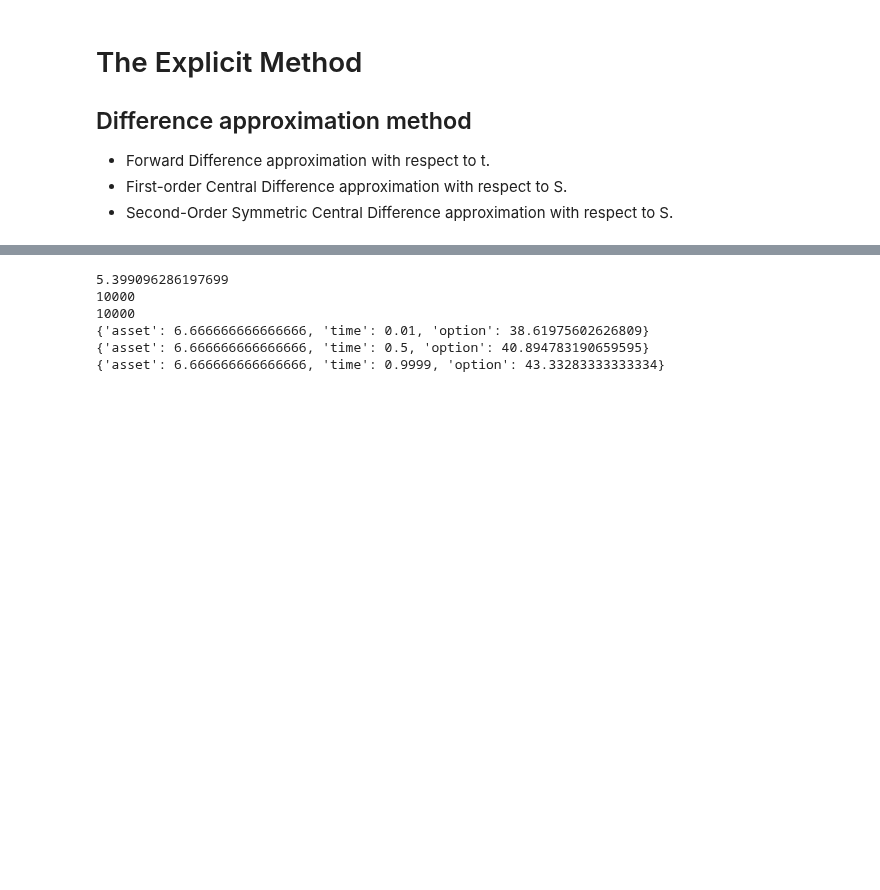
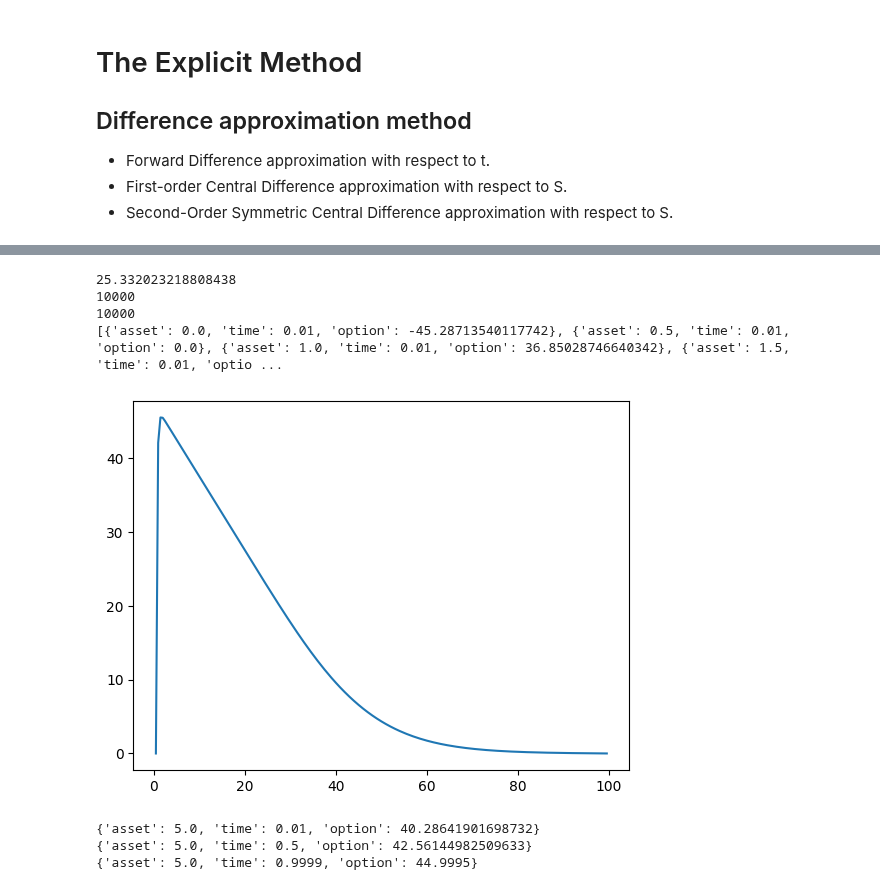
Before and after one commit to HengruiBaiCN/Honor, a Jupyter notebook: Option-price-prediction/FDC_self.ipynb, the cells around one changed output, grey strips where cells are left out. Drawn from its saved outputs; the diff is of its cells as text; code cells hidden in the pictures; blank space fills up the shorter version.

```diff
--- a/Option-price-prediction/FDC_self.ipynb
+++ b/Option-price-prediction/FDC_self.ipynb
@@ -175,18 +210,32 @@ print(info[9999][-1])
 # %%
-option1 = FDExplicitEu(50, 50, 0.1, 1.0, 0.4, 100, 150, 10000, False)
+option1 = FDExplicitEu(20, 50, 0.1, 1.0, 0.4, 100, 200, 10000, False)
 print(option1.price()[0])
 prices = option1.print_grid()
 print(len(prices))
 
 info1 = option1.get_info()
 print(len(info1))
+print(info1[100])
+
+asset_price = []
+option_price = []
+for i in range(199):
+    asset_price.append(info1[100][i+1]['asset'])
+    option_price.append(info1[100][i+1]['option'])
+    pass
+
+plt.plot(asset_price, option_price)
+plt.show()
+
 print(info1[100][10])
 print(info1[5000][10])
 print(info1[9999][10])
 # %% [output]
-5.399096286197699
+25.332023218808438
 10000
 10000
-{'asset': 6.666666666666666, 'time': 0.01, 'option': 38.61975602626809}
-{'asset': 6.666666666666666, 'time': 0.5, 'option': 40.894783190659595}
-{'asset': 6.666666666666666, 'time': 0.9999, 'option': 43.33283333333334}
+[{'asset': 0.0, 'time': 0.01, 'option': -45.28713540117742}, {'asset': 0.5, 'time': 0.01, 'option': 0.0}, {'asset': 1.0, 'time': 0.01, 'option': 36.85028746640342}, {'asset': 1.5, 'time': 0.01, 'optio ...
+[figure, added]
+{'asset': 5.0, 'time': 0.01, 'option': 40.28641901698732}
+{'asset': 5.0, 'time': 0.5, 'option': 42.56144982509633}
+{'asset': 5.0, 'time': 0.9999, 'option': 44.9995}
```
Also changed, not shown: parts of 7 cells of this notebook, 1 other file.
